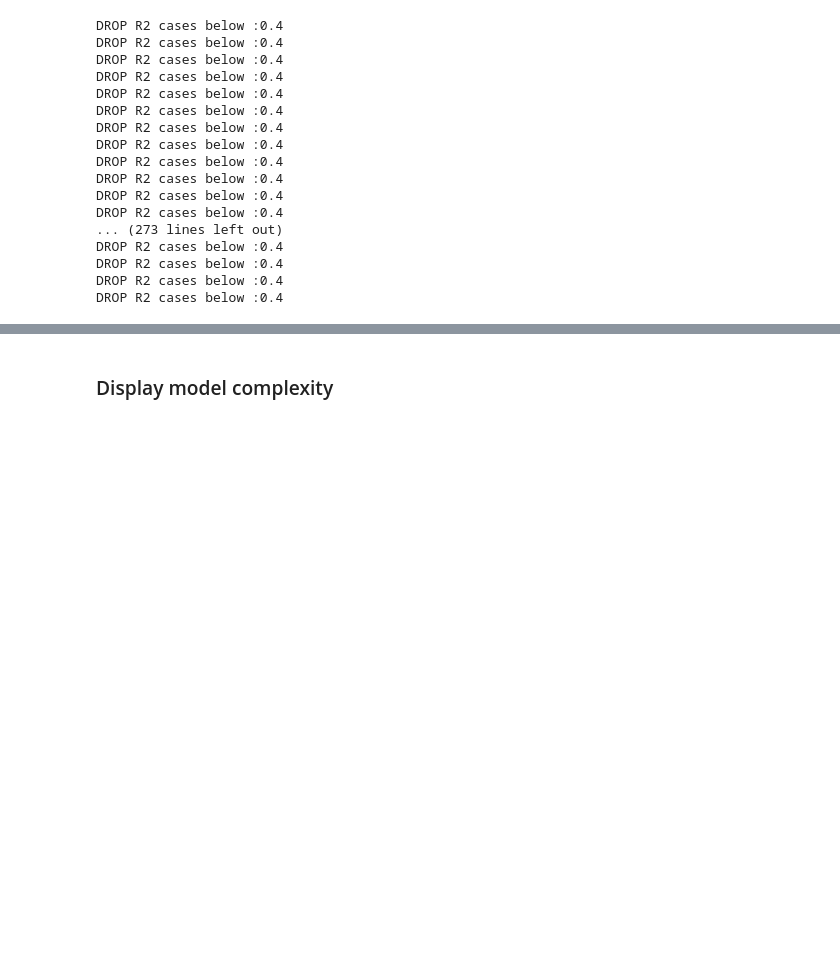
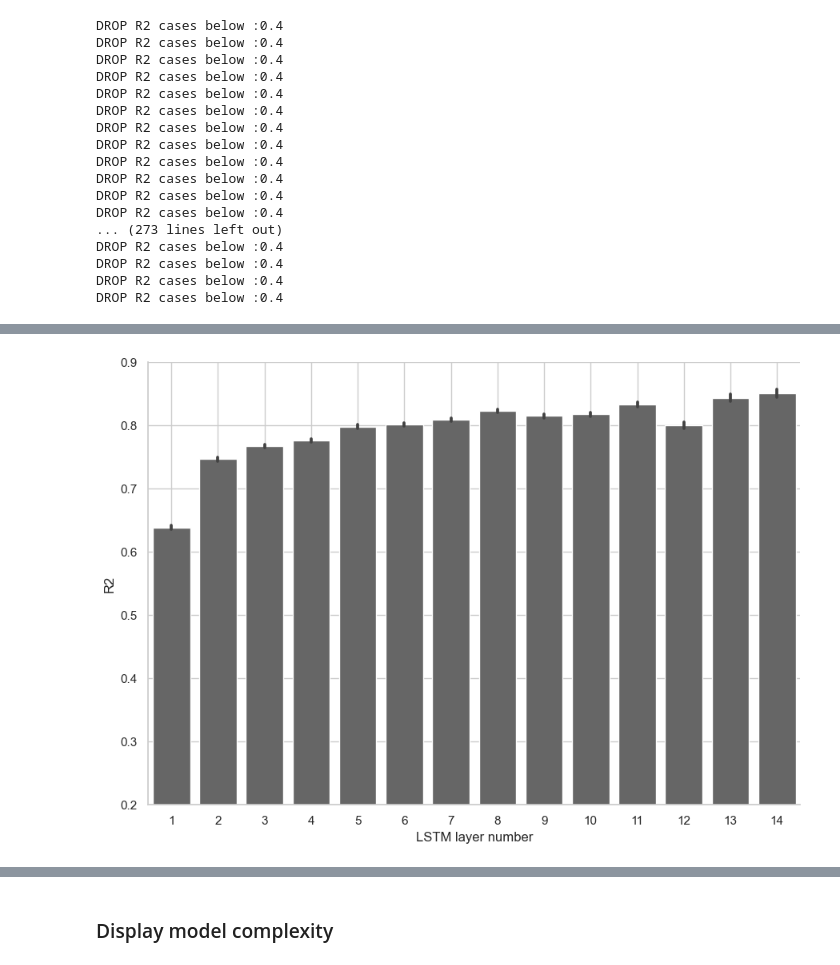
Before and after one commit to sunzhon/transfer_learning_for_droplanding, a Jupyter notebook: jupyter-lab/P6_figure_results_v2.ipynb, the cells around one changed output, grey strips where cells are left out. Cells and saved outputs as stored; diff of their text form; code cells hidden in the pictures; blank space fills up the shorter version.

```diff
--- a/jupyter-lab/P6_figure_results_v2.ipynb
+++ b/jupyter-lab/P6_figure_results_v2.ipynb
@@ -111,0 +217,86 @@ plt.show()
+# %%
+# plot bars fo subjects
+def plot_bar_subjects(metrics,config, format_config,rename_dict={},filters={},test_pairs=None,figwidth=9.2,figheight=7):
+
+    # rename column name:
+    if(rename_dict not in [{},None]):
+        metrics = metrics.rename(columns=rename_dict)
+    metrics['LSTM layer number']= metrics['LSTM layer number'].astype(int)
+
+    # filter metrics
+    if filters!={}:
+        metrics = filter_metrics(metrics,**filters)
+
+
+    # set theme of plot
+    #sns.set(font_scale=1.0,style='whitegrid')
+    sns.despine()
+    states_palette = sns.color_palette()
+    colors = sns.color_palette("husl", 9)
+
+    g = sns.catplot(data=metrics, **config)
+    axes = g.axes.reshape(g.axes.size,1)
+    # format figure
+    for idx in range(axes.size):
+        axes[idx,0].set_yticks([0.2,0.3, 0.4, 0.5,0.6, 0.7, 0.8,0.9])
+        axes[idx,0].xaxis.grid(True)
+        axes[idx,0].yaxis.grid(True)
+        axes[idx,0].set_ylabel(format_config['ylabel'])
+        axes[idx,0].set_xlabel(format_config['xlabel'])
+        #axes[idx,0].set_title('Trial number = {}'.format((idx+1)*5))
+        #axes[idx,0].legend(title='LSTM layer number',loc='lower right',ncol=2)
+        axes[idx,0].set_ylim([0.2,0.9])
+
+        # statistical test
+        if(test_pairs!=None):
+            test_method="Mann-Whitney"
+            #test_method="t-test_ind"
+            annotator = Annotator(axes[idx,0],pairs=test_pairs,data=metrics, **config)
+            annotator.configure(test=test_method, text_format='star', loc='inside',line_height=-0.03,line_offset=0.2,line_width=0.9,line_offset_to_group=-0.04)
+            annotator.apply_and_annotate()
+
+
+
+    g.fig.set_figwidth(figwidth)
+    g.fig.set_figheight(figheight)
+
+    save_format='svg'
+    fig_path ="./"
+    save_figure("./",fig_format=save_format)
+    #fig_path=os.path.join(RESULTS_PATH, "visualization/P6/")
+    #fig_path=os.path.join("./","visualization/P6/Fig_results_baseline_heatmap.svg")
+    #save_figure(os.path.dirname(combination_investigation_metrics[0]),fig_format=save_format)
+
+
+
+config={
+        'y': 'r2',
+        'x':'Subject number',
+        'kind': 'bar',
+        'height': 4,
+        'aspect': 2,
+        'sharey': True,
+        #'hue': 'train_sub_num',
+        #'row': 'LSTM layer number',
+        #'col': 'Trial number',
+        #'col_wrap': 1,
+        'color':'0.4', # for bar
+        #"palette": "0.5", # for hue,
+        #"errorbar":'sd',
+        #"markers":['o',"^","v","<",">","s","D","d"],
+        'legend':False
+}
+format_config={
+        'xlabel':'LSTM layer number',
+        'ylabel':'R2',
+}
+
+test_pairs = [
+        (1,2),(2,3),(3,4),(4,5),(5,6),(6,7),(7,8),(8,9)
+        ]
+test_pairs=None
+rename_dict = {'train_sub_num':'Subject number', 'tre_trial_num':'Trial number','feature_layer_num':'LSTM layer number'}
+filters={'LSTM layer number':[4], 'tre_trial_num':[10]}
+#filters={}
+plot_bar_subjects(raw_metrics, config,format_config,rename_dict,filters,test_pairs=test_pairs)
+# %% [output]
@@ -111,0 +304 @@ plt.show()
+[figure, added]
```
Also changed, not shown: parts of 19 cells of this notebook, 6 other files.
